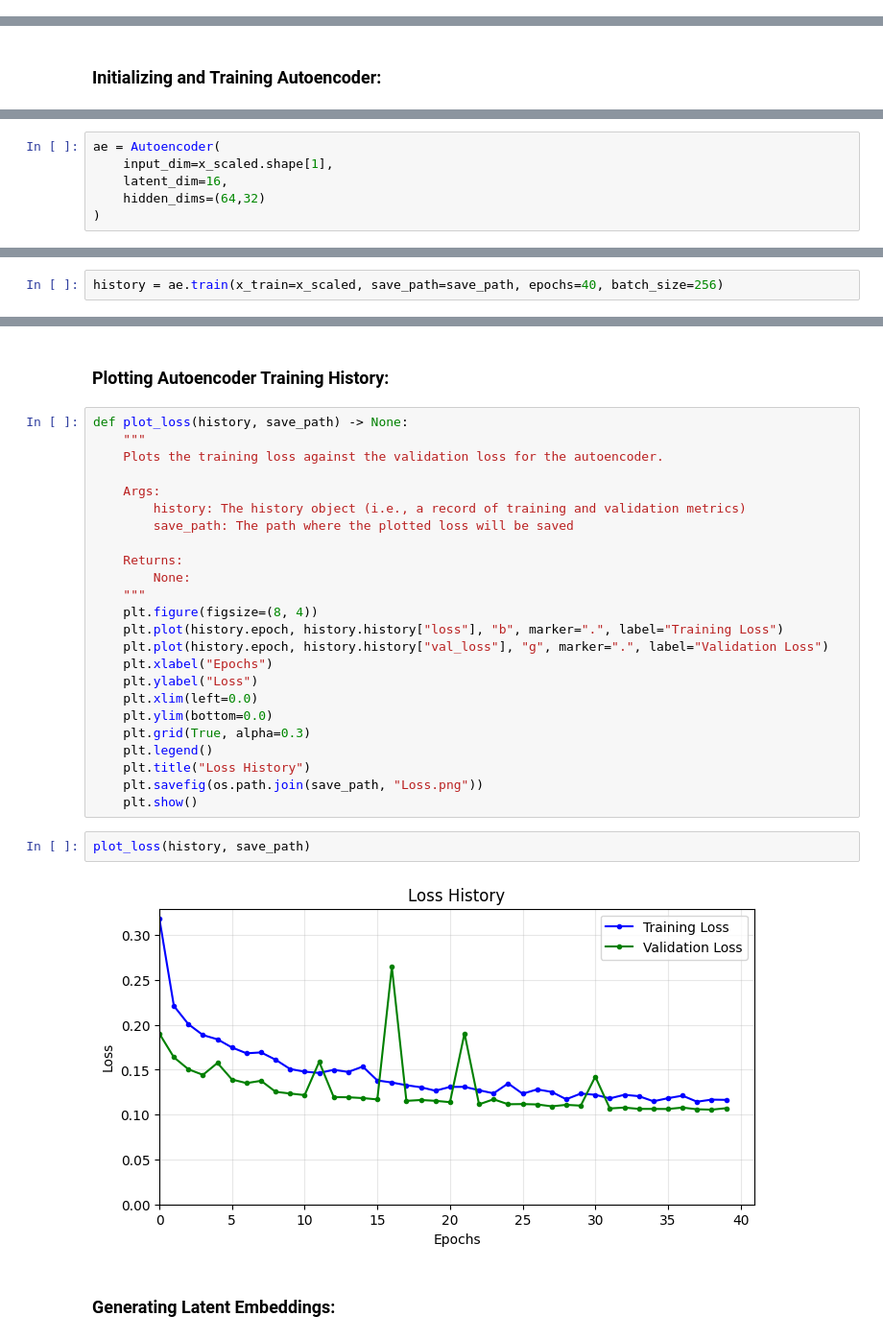
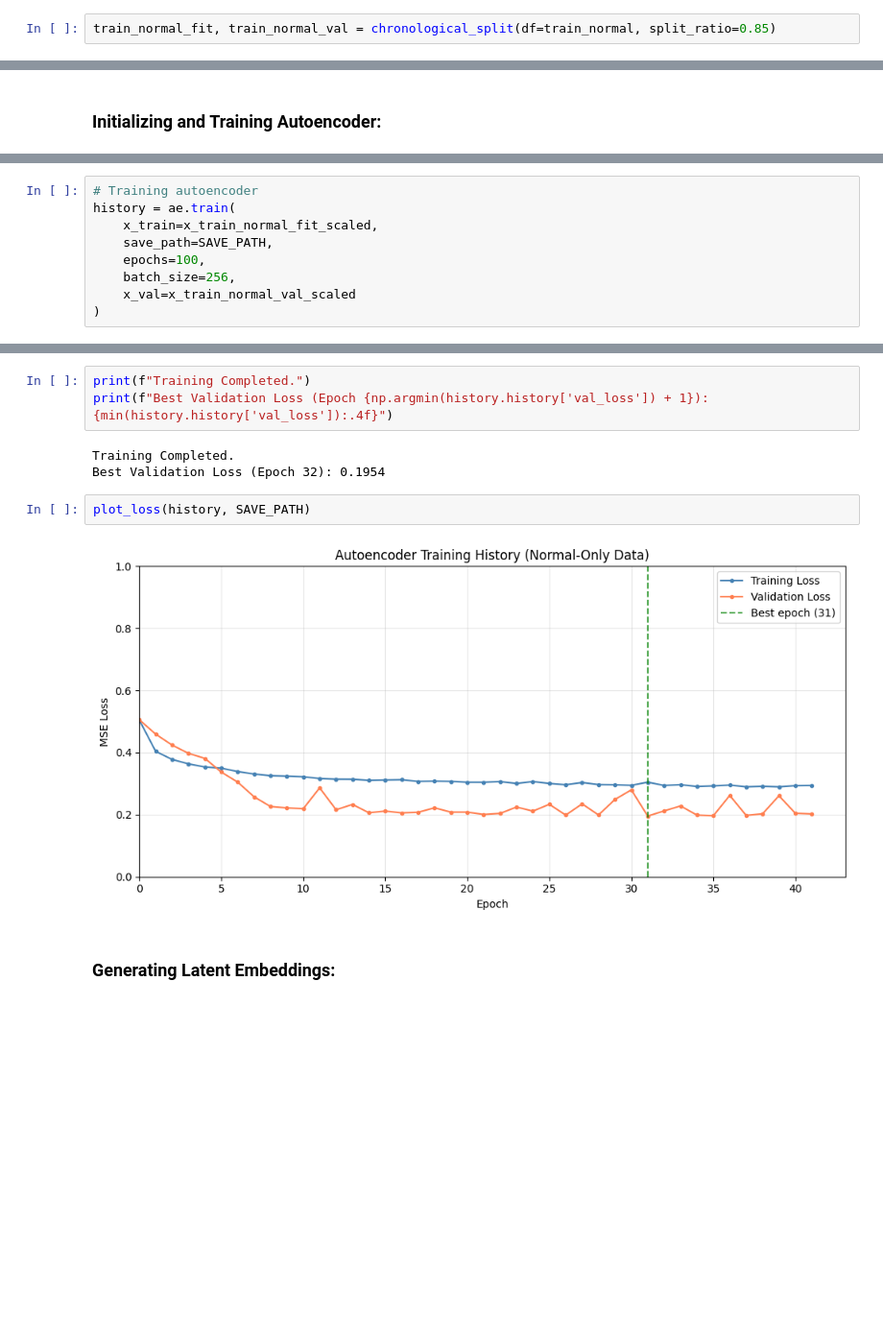
Before and after one commit to Aaron-Loera/Insider-Threat-Detection, a Jupyter notebook: Autoencoder.ipynb, the cells around one changed output, grey strips where cells are left out. Shown at 96% size. Drawn from its saved outputs; the diff is of its cells as text; blank space fills up the shorter version.

```diff
--- a/Autoencoder.ipynb
+++ b/Autoencoder.ipynb
@@ -169,0 +84,2 @@ x = ueba_matrix.drop(columns=["user", "day"]).values
+# %%
+train_normal_fit, train_normal_val = chronological_split(df=train_normal, split_ratio=0.85)
@@ -180,6 +129,0 @@ os.makedirs(save_path, exist_ok=True)
-# %%
-ae = Autoencoder(
-    input_dim=x_scaled.shape[1],
-    latent_dim=16,
-    hidden_dims=(64,32)
-)
@@ -188,3 +154,10 @@ WARNING:tensorflow:TensorFlow GPU support is not available on native Windows for
 # %%
-history = ae.train(x_train=x_scaled, save_path=save_path, epochs=40, batch_size=256)
+# Training autoencoder
+history = ae.train(
+    x_train=x_train_normal_fit_scaled,
+    save_path=SAVE_PATH,
+    epochs=100,
+    batch_size=256,
+    x_val=x_train_normal_val_scaled
+)
 # %% [output]
@@ -208,33 +181,13 @@ Epoch 40/40
-# %% [markdown]
-### Plotting Autoencoder Training History:
-# %%
-def plot_loss(history, save_path) -> None:
-    """
-    Plots the training loss against the validation loss for the autoencoder.
-
-    Args:
-        history: The history object (i.e., a record of training and validation metrics)
-        save_path: The path where the plotted loss will be saved
-
-    Returns:
-        None:
-    """
-    plt.figure(figsize=(8, 4))
-    plt.plot(history.epoch, history.history["loss"], "b", marker=".", label="Training Loss")
-    plt.plot(history.epoch, history.history["val_loss"], "g", marker=".", label="Validation Loss")
-    plt.xlabel("Epochs")
-    plt.ylabel("Loss")
-    plt.xlim(left=0.0)
-    plt.ylim(bottom=0.0)
-    plt.grid(True, alpha=0.3)
-    plt.legend()
-    plt.title("Loss History")
-    plt.savefig(os.path.join(save_path, "Loss.png"))
-    plt.show()
+# %%
+print(f"Training Completed.")
+print(f"Best Validation Loss (Epoch {np.argmin(history.history['val_loss']) + 1}): {min(history.history['val_loss']):.4f}")
+# %% [output]
+Training Completed.
+Best Validation Loss (Epoch 32): 0.1954
 # %%
-plot_loss(history, save_path)
+plot_loss(history, SAVE_PATH)
 # %% [output]
-[figure, old version]
+[figure, new version]
 # %% [markdown]
 ### Generating Latent Embeddings:
 # %%
```
Also changed, not shown: parts of 40 cells of this notebook, 7 other files.
